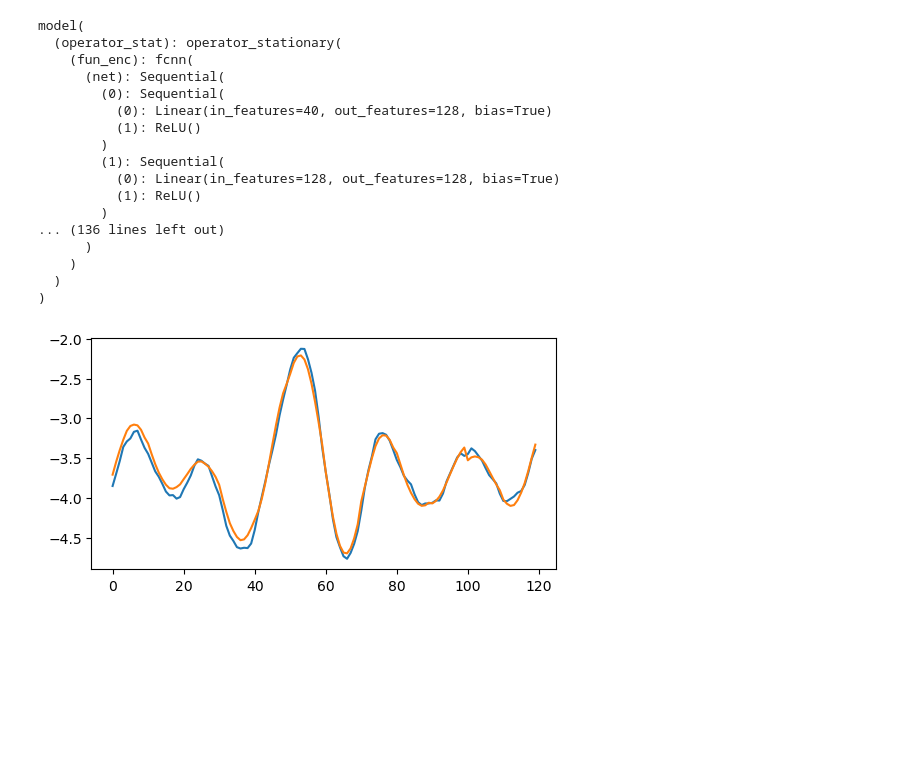
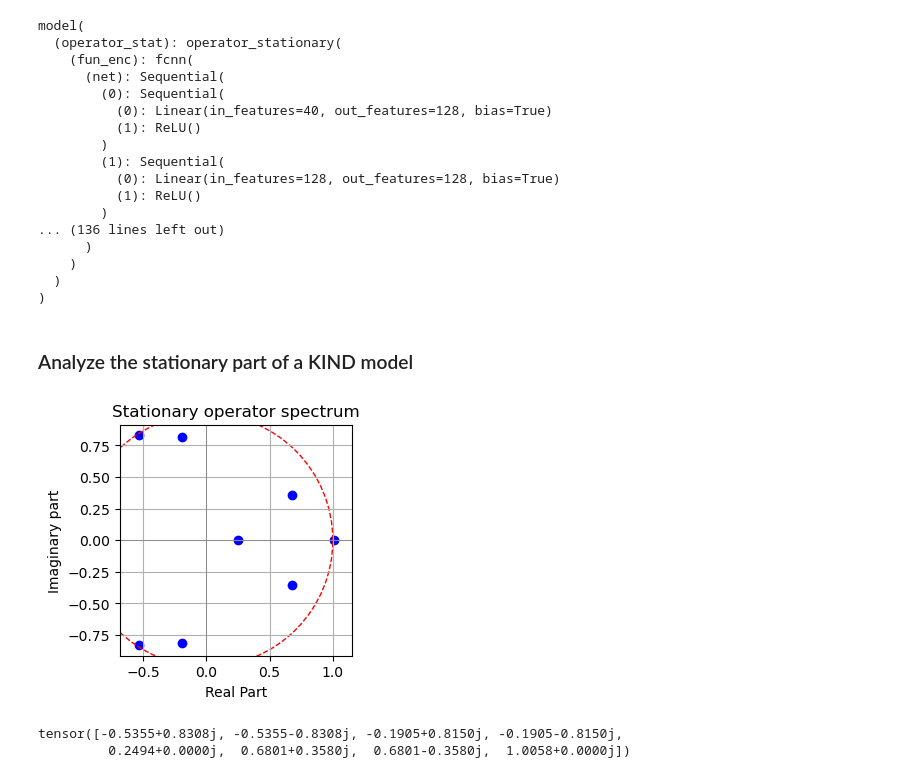
Before and after one commit to maalberg/kind, a Jupyter notebook: notebooks/baselines/05_tesla_kind_eval.ipynb, the cells around one changed output. Drawn from its saved outputs; the diff is of its cells as text; code cells hidden in the pictures; blank space fills up the shorter version.

```diff
--- a/notebooks/baselines/05_tesla_kind_eval.ipynb
+++ b/notebooks/baselines/05_tesla_kind_eval.ipynb
@@ -40,25 +44,14 @@ model(
     )
   )
 )
-# %%
-datadir            = '../../data/baselines/tesla_test'
-timeseries_nsample = 250_000
-timeseries         = utils_data.read_datafile(f'{datadir}/eval', timeseries_nsample)
-timeseries         = timeseries.reshape(-1, timeseries.shape[-1])
-
-j                  = 242_952
-timeseries         = timeseries[j:j+120, :]
-model_i            = torch.unsqueeze(timeseries[:80, :], 0)
-model_o            = model(model_i)
-
-blend              = torch.squeeze(model_o[0], dim=0)
-stat               = torch.squeeze(model_o[1], dim=0)
-trans              = torch.squeeze(model_o[3], dim=0)
-
-with torch.no_grad():
-    plt.figure(figsize=(6,3))
-    plt.plot(timeseries, color='tab:blue')
-    plt.plot(blend, color='tab:orange')
-    plt.show()
-# %% [output]
-[figure, removed]
+# %% [markdown]
+### Analyze the stationary part of a KIND model
+# %%
+# --! visualize stationary operator eigenvalues --!
+
+with torch.no_grad():
+    utils_plot.plot_eigs(model)
+# %% [output]
+[figure, added]
+tensor([-0.5355+0.8308j, -0.5355-0.8308j, -0.1905+0.8150j, -0.1905-0.8150j,
+         0.2494+0.0000j,  0.6801+0.3580j,  0.6801-0.3580j,  1.0058+0.0000j])
```
Also changed, not shown: parts of 11 cells of this notebook, 3 other files.
